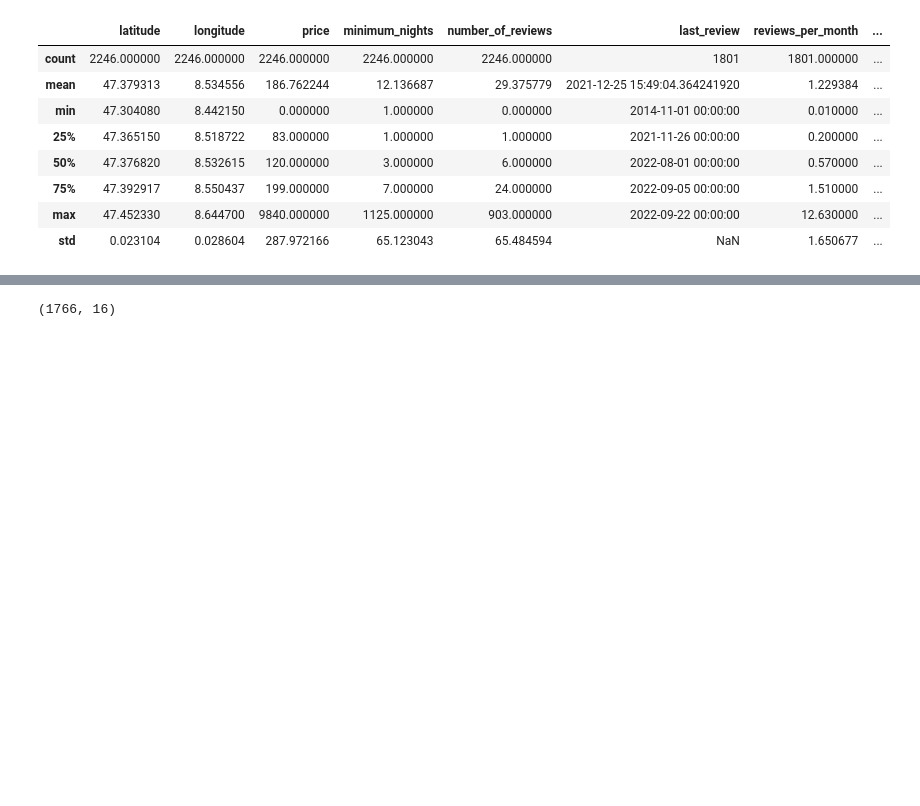
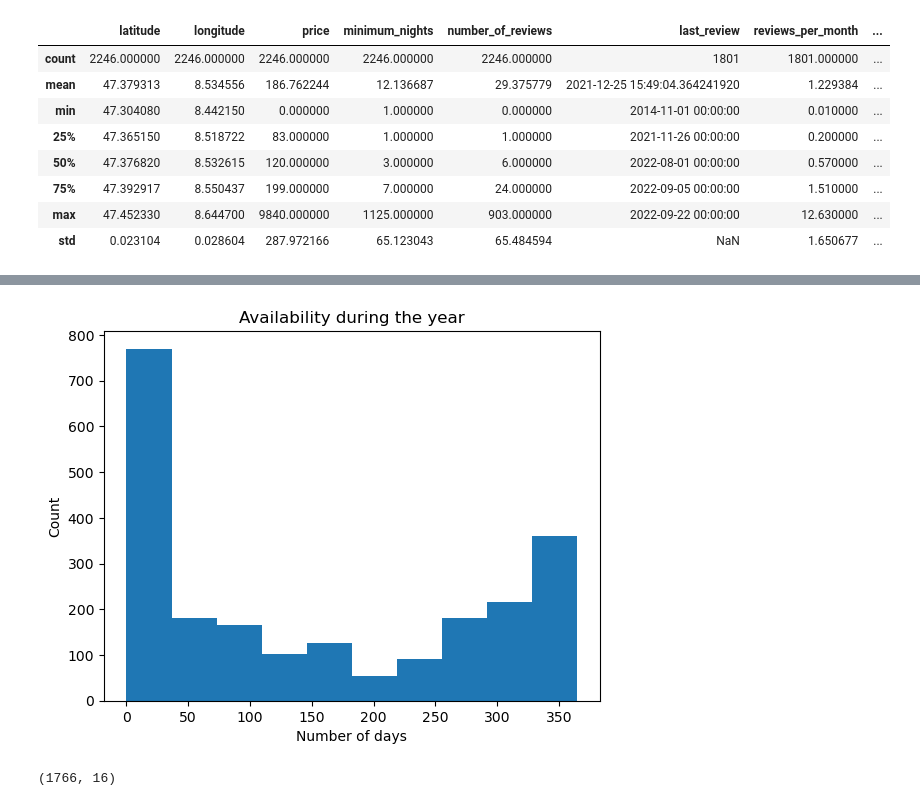
Before and after one commit to ErikBlomsterberg/IVDA, a Jupyter notebook: backend/dataPreprocessing.ipynb, the cells around one changed output, grey strips where cells are left out. Drawn from its saved outputs; the diff is of its cells as text; code cells hidden in the pictures; blank space fills up the shorter version.

```diff
--- a/backend/dataPreprocessing.ipynb
+++ b/backend/dataPreprocessing.ipynb
@@ -87,3 +146,14 @@ dataset.drop("host_id", axis=1).describe()
+# %%
+# We decided to use the histogram plot to identify invalid values in the year availability
+
+counts, bins = np.histogram(dataset['availability_365'])
+plt.hist(bins[:-1], bins, weights=counts)
+plt.title('Availability during the year')
+plt.xlabel('Number of days')
+plt.ylabel('Count')
+plt.show()
+# %% [output]
+[figure, added]
 # %%
 # Based on the NaNs count and the summary statistics we can take further actions
 
```
Also changed, not shown: parts of 24 cells of this notebook.
